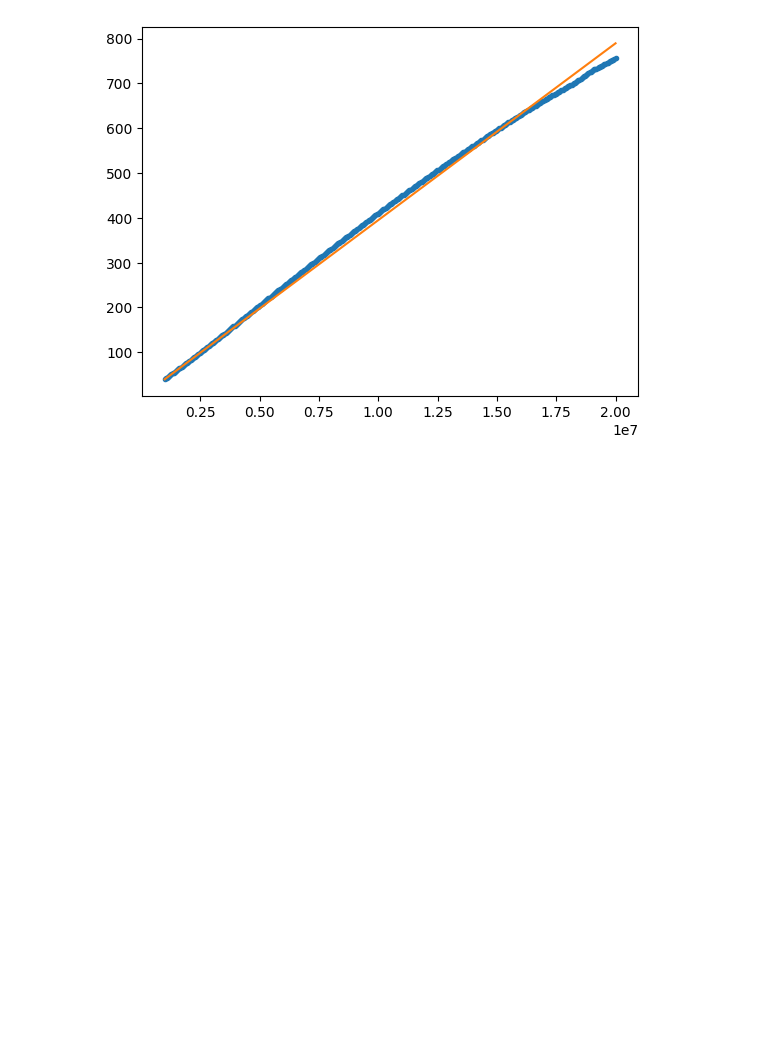
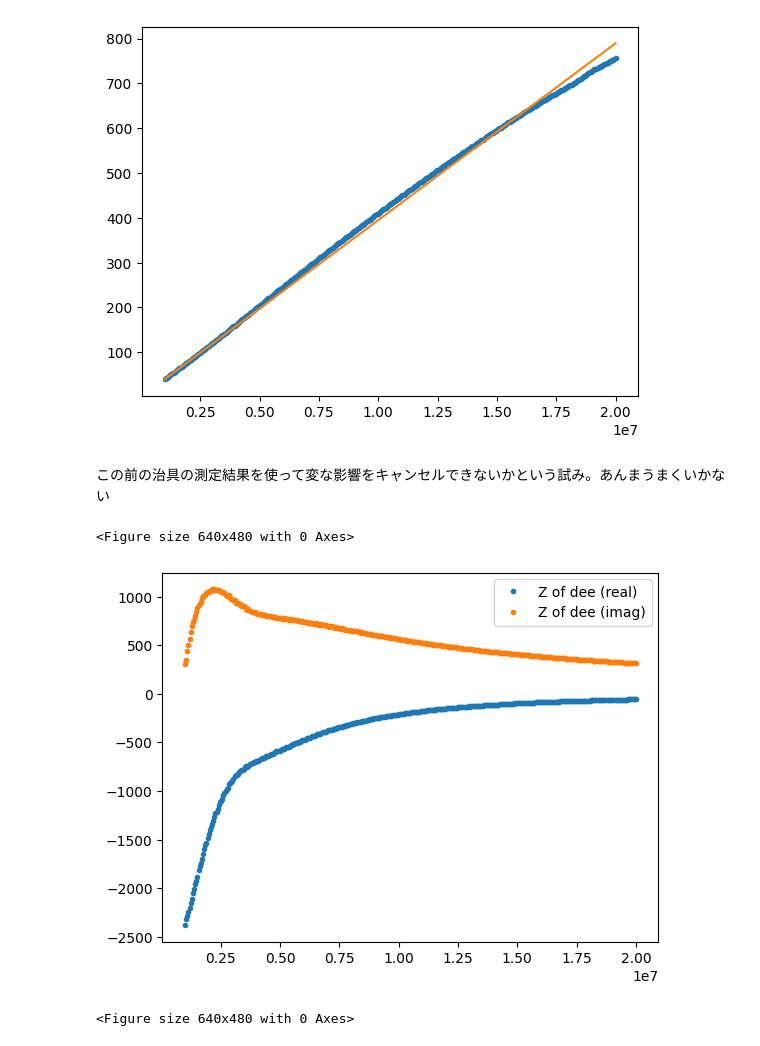
Before and after one commit to tyaxm/cyclotron, a Jupyter notebook: src/RLC_with_stray.ipynb, the cells around one changed output. Saved outputs shown, nothing was run; the diff lists cells and outputs as text; code cells hidden in the pictures; blank space fills up the shorter version.

```diff
--- a/src/RLC_with_stray.ipynb
+++ b/src/RLC_with_stray.ipynb
@@ -704,3 +704,23 @@ L of coil : 6.280894024309444e-06
 [figure]
 [figure]
 [figure]
+# %% [markdown]
+この前の治具の測定結果を使って変な影響をキャンセルできないかという試み。あんまうまくいかない
+# %%
+data1 = np.loadtxt("../data/rc_jigu_1-20MHz_2026_02_16.s2p",delimiter=' ')
+data2 = np.loadtxt("../data/rc_jigu2_1-20MHz_2026_02_16.s2p",delimiter=' ')
+
+
+freq, Z_jg_1, _ , Z_jg_2 = stoz.bridges_at_ports_1_2(data1, data2)
+
+Z_dee_reconst = Z_dee - Z_jg_1
+
+plt.plot(freq, Z_dee_reconst.real, '.', label = 'Z of dee (real)' )
+plt.plot(freq, Z_dee_reconst.imag, '.', label = 'Z of dee (imag)')
+
+plt.legend()
+plt.figure()
+# %% [output]
+<Figure size 640x480 with 0 Axes>
+[figure, added]
+<Figure size 640x480 with 0 Axes>
```
Also changed, not shown: 1 other file.
